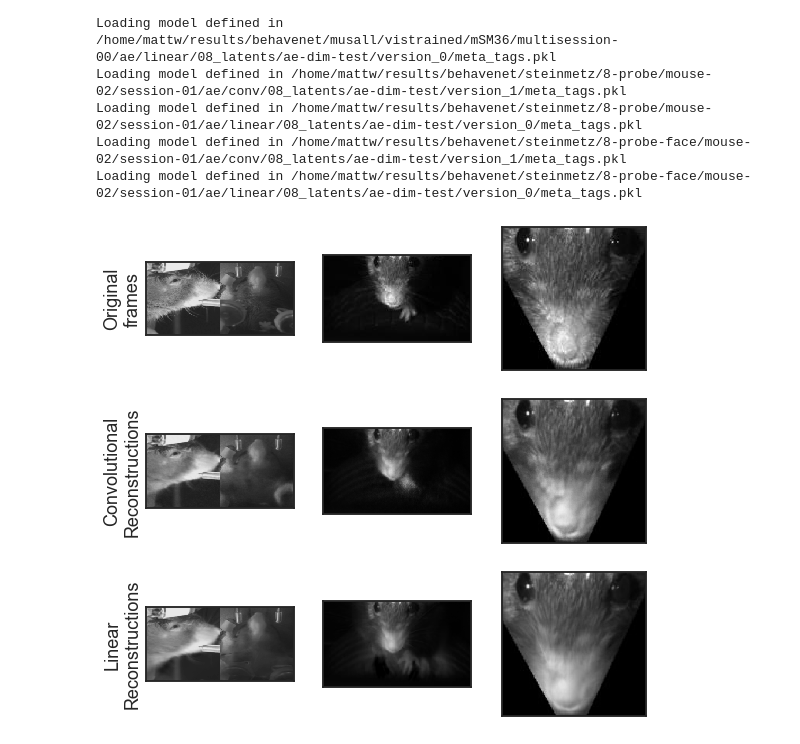
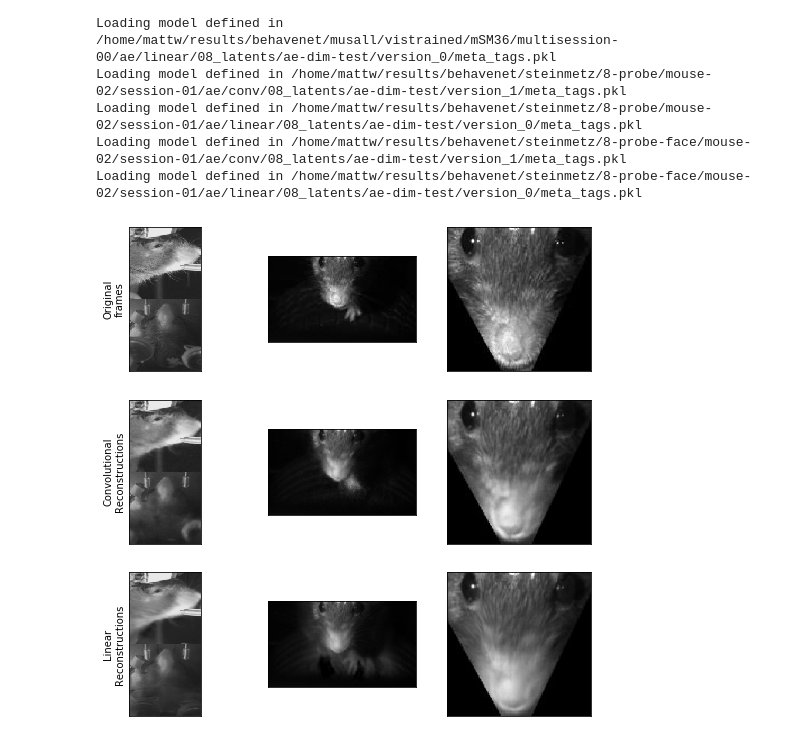
Before and after one commit to themattinthehatt/behavenet, a Jupyter notebook: behavenet/analyses/notebooks/ae_analysis_notebook.ipynb, the cells around one changed output. Saved outputs shown, nothing was run; the diff lists cells and outputs as text; code cells hidden in the pictures.

Commit message:
various updates/buf fixes for poster plotting

```diff
--- a/behavenet/analyses/notebooks/ae_analysis_notebook.ipynb
+++ b/behavenet/analyses/notebooks/ae_analysis_notebook.ipynb
@@ -350,7 +350,9 @@ video saved to /home/mattw/results/behavenet_figs_final/musall_ae/musall_09_dim_
 # 4. Reconstruct frames
 # %%
 # Get example figure for every data type
+import numpy as np
 from behavenet.data.utils import get_best_model_and_data
+from behavenet.fitting.utils import get_lab_example, get_output_session_dir, get_expt_dir
 from behavenet.models import AE
 
 labs = ['musall', 'steinmetz', 'steinmetz-face']
@@ -378,8 +380,8 @@ for lab in labs:
         if hparams['lab'] == 'musall':
             example_images[lab]['orig'] = np.transpose(example_images[lab]['orig'],(0,1,3,2))
             example_images[lab][model_type] = np.transpose(example_images[lab][model_type],(0,1,3,2))
-        example_images[lab]['orig'] = np.concatenate([example_images[lab]['orig'][:,j] for j in range(example_images[lab]['orig'].shape[1])],axis=2)
-        example_images[lab][model_type] = np.concatenate([example_images[lab][model_type][:,j] for j in range(example_images[lab][model_type].shape[1])],axis=2)
+        example_images[lab]['orig'] = np.concatenate([example_images[lab]['orig'][:,j] for j in range(example_images[lab]['orig'].shape[1])],axis=1)
+        example_images[lab][model_type] = np.concatenate([example_images[lab][model_type][:,j] for j in range(example_images[lab][model_type].shape[1])],axis=1)
 # %% [output]
 Loading model defined in /home/mattw/results/behavenet/musall/vistrained/mSM36/multisession-00/ae/conv/08_latents/ae-dim-test/version_1/meta_tags.pkl
 Loading model defined in /home/mattw/results/behavenet/musall/vistrained/mSM36/multisession-00/ae/linear/08_latents/ae-dim-test/version_0/meta_tags.pkl
@@ -388,34 +390,38 @@ Loading model defined in /home/mattw/results/behavenet/steinmetz/8-probe/mouse-0
 Loading model defined in /home/mattw/results/behavenet/steinmetz/8-probe-face/mouse-02/session-01/ae/conv/08_latents/ae-dim-test/version_1/meta_tags.pkl
 Loading model defined in /home/mattw/results/behavenet/steinmetz/8-probe-face/mouse-02/session-01/ae/linear/08_latents/ae-dim-test/version_0/meta_tags.pkl
 # %%
+import os
+import matplotlib.pyplot as plt
+
 save_figure = True
+results_dir = '/home/mattw/results/behavenet_figs_final/'
 format = 'pdf'
 
 fig = plt.figure(figsize=(9, 9))
 idx = 32
 for i, lab in enumerate(labs):
     plt.subplot(3, 3, i+1)
     plt.imshow(example_images[lab]['orig'][idx, :, :], vmin=0, vmax=1, cmap='gray')
     plt.xticks([])
     plt.yticks([])
     if i == 0:
         plt.ylabel('Original\nframes')
 for j, model_type in enumerate(model_types):
     for i, lab in enumerate(labs):
         plt.subplot(3, 3, 4 + 3 * j + i)
         plt.imshow(example_images[lab][model_type][idx, :, :], vmin=0, vmax=1, cmap='gray')
         plt.xticks([])
         plt.yticks([])
         if i == 0 and j == 0:
             plt.ylabel('Convolutional\nReconstructions')
         elif i == 0 and j == 1:
             plt.ylabel('Linear\nReconstructions')
-if save_outputs:
-    save_file = os.path.join(results_dir, 'all_ae', 'conv_vs_linear_reconstructions')
+if save_figure:
+    save_file = os.path.join(results_dir, 'all_ae', 'conv_vs_linear_reconstructions_vert')
 else:
     save_file = None
 if save_file is not None:
     plt.savefig(save_file + '.' + format, dpi=300, format=format)
 plt.show()
 # %% [output]
-[figure, old version]
+[figure, new version]
```
Also changed, not shown: 5 other files.
